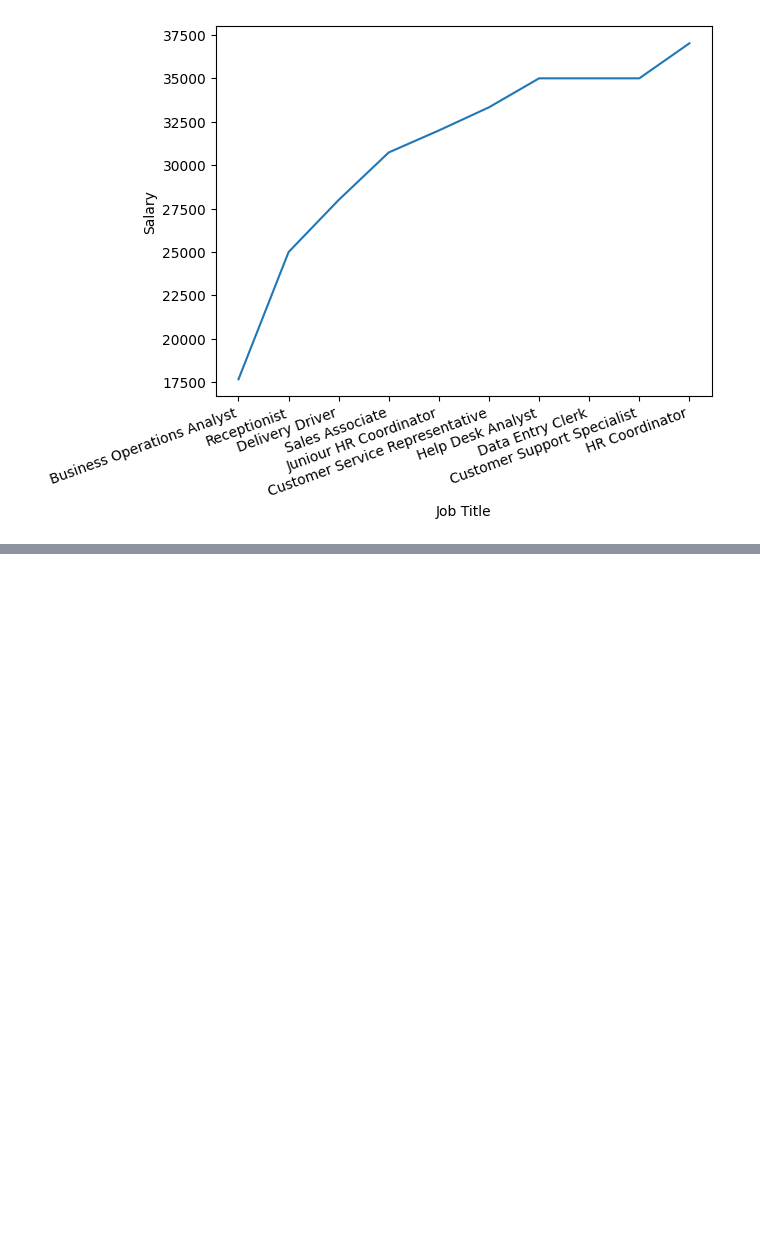
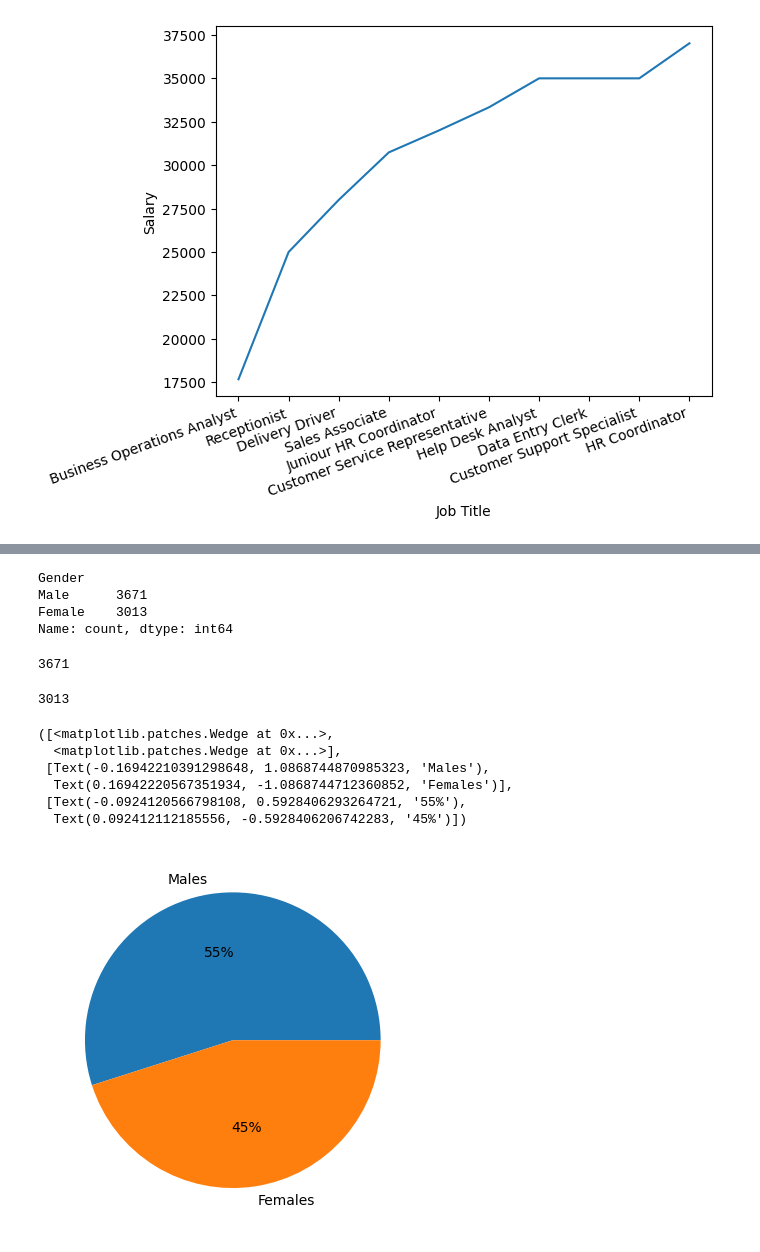
Before and after one commit to AbhijayPaul/HackTheHood-Final, a Jupyter notebook: HtHFinal.ipynb, the cells around one changed output, grey strips where cells are left out. Saved outputs shown, nothing was run; the diff lists cells and outputs as text; code cells hidden in the pictures; blank space fills up the shorter version.

```diff
--- a/HtHFinal.ipynb
+++ b/HtHFinal.ipynb
@@ -1166,0 +1169,2 @@ lowestSalaryGraph.set_xticklabels(lowestSalaryGraph.get_xticklabels(), rotation=
+# %%
+TotalPeople = salaryData["Gender"].count()
@@ -1166,0 +1173,31 @@ lowestSalaryGraph.set_xticklabels(lowestSalaryGraph.get_xticklabels(), rotation=
+# %%
+salaryData["Gender"].value_counts()
+# %% [output]
+Gender
+Male      3671
+Female    3013
+Name: count, dtype: int64
+# %%
+MaleCount = salaryData.loc[salaryData["Gender"] == "Male"]["Gender"].count()
+FemaleCount = salaryData.loc[salaryData["Gender"] == "Female"]["Gender"].count()
+# %%
+MaleCount
+# %% [output]
+3671
+# %%
+FemaleCount
+# %% [output]
+3013
+# %%
+m_perc = MaleCount / TotalPeople
+f_perc = FemaleCount / TotalPeople
+# %%
+plt.pie([m_perc, f_perc], labels = ["Males", "Females"], autopct='%.0f%%')
+# %% [output]
+([<matplotlib.patches.Wedge at 0x...>,
+  <matplotlib.patches.Wedge at 0x...>],
+ [Text(-0.16942210391298648, 1.0868744870985323, 'Males'),
+  Text(0.16942220567351934, -1.0868744712360852, 'Females')],
+ [Text(-0.0924120566798108, 0.5928406293264721, '55%'),
+  Text(0.092412112185556, -0.5928406206742283, '45%')])
+[figure, added]
```
Also changed, not shown: parts of 3 cells of this notebook.
